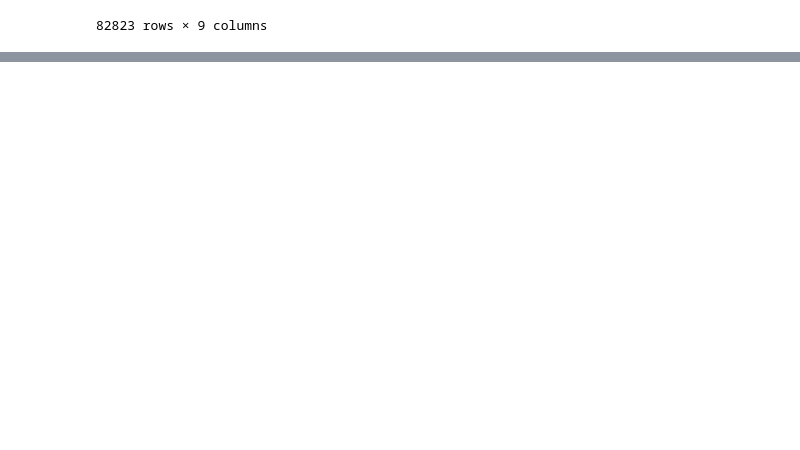
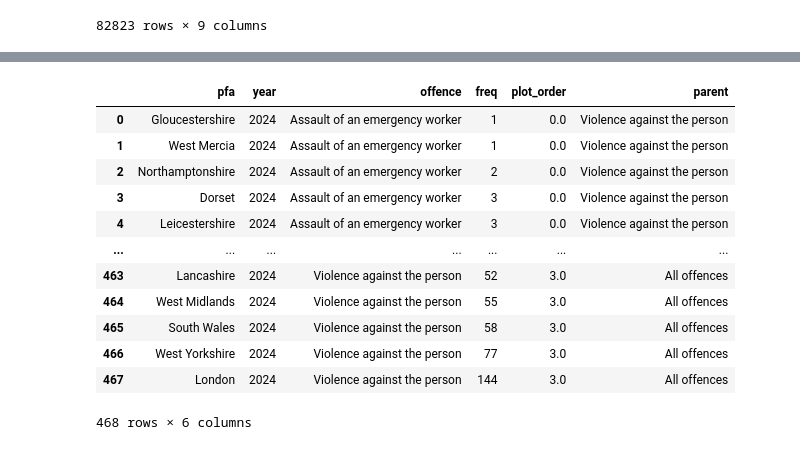
Before and after one commit to Prison-Reform-Trust/womens-imprisonment-PFA, a Jupyter notebook: notebooks/processing_data/1.3-ah-filter_custody_offences.ipynb, the cells around one changed output, grey strips where cells are left out. Saved outputs shown, nothing was run; the diff lists cells and outputs as text; code cells hidden in the pictures; blank space fills up the shorter version.

```diff
--- a/notebooks/processing_data/1.3-ah-filter_custody_offences.ipynb
+++ b/notebooks/processing_data/1.3-ah-filter_custody_offences.ipynb
@@ -102,0 +189,7 @@ Currently the proportions of specific offences within each offence group are bei
+# %%
+df = (
+    filter_custody_offences.load_data()
+    .pipe(filter_custody_offences.process_data)
+    )
+df
+# %% [output]
@@ -102,0 +209,13 @@ Currently the proportions of specific offences within each offence group are bei
+|  | pfa | year | offence | freq | plot_order | parent |
+| 0 | Gloucestershire | 2024 | Assault of an emergency worker | 1 | 0.0 | Violence against the person |
+| 1 | West Mercia | 2024 | Assault of an emergency worker | 1 | 0.0 | Violence against the person |
+| 2 | Northamptonshire | 2024 | Assault of an emergency worker | 2 | 0.0 | Violence against the person |
+| 3 | Dorset | 2024 | Assault of an emergency worker | 3 | 0.0 | Violence against the person |
+| 4 | Leicestershire | 2024 | Assault of an emergency worker | 3 | 0.0 | Violence against the person |
+| ... | ... | ... | ... | ... | ... | ... |
+| 463 | Lancashire | 2024 | Violence against the person | 52 | 3.0 | All offences |
+| 464 | West Midlands | 2024 | Violence against the person | 55 | 3.0 | All offences |
+| 465 | South Wales | 2024 | Violence against the person | 58 | 3.0 | All offences |
+| 466 | West Yorkshire | 2024 | Violence against the person | 77 | 3.0 | All offences |
+| 467 | London | 2024 | Violence against the person | 144 | 3.0 | All offences |
+468 rows × 6 columns
```
Also changed, not shown: parts of 33 cells of this notebook.
